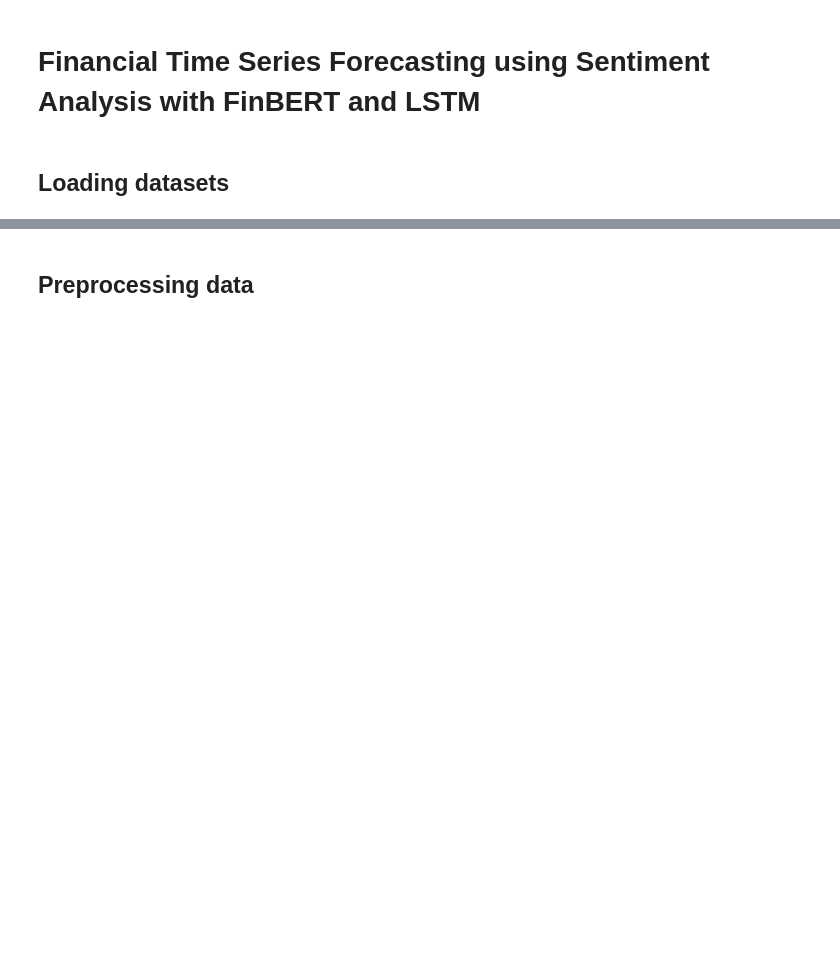
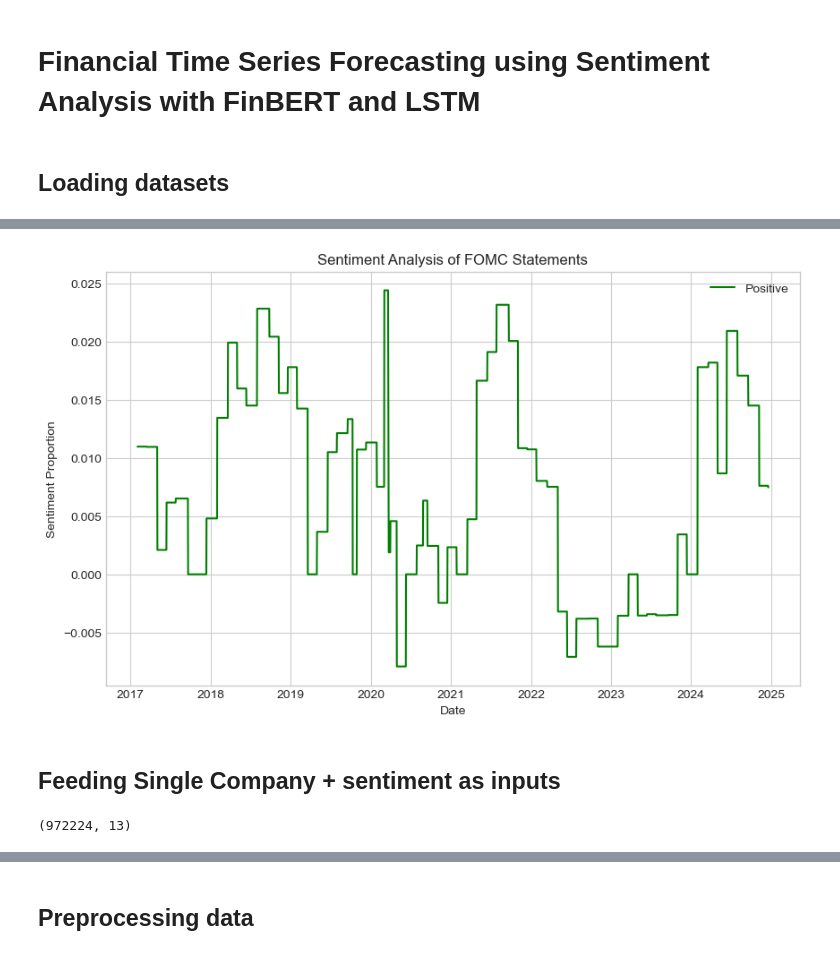
Before and after one commit to rrrbbb1/lstm-stock-prediction, a Jupyter notebook: notebook.ipynb, the cells around one changed output, grey strips where cells are left out. Drawn from its saved outputs; the diff is of its cells as text; code cells hidden in the pictures; blank space fills up the shorter version.

```diff
--- a/notebook.ipynb
+++ b/notebook.ipynb
@@ -346,0 +377,3 @@ df = df.drop(columns=['Date'])
+# %%
+statements['date'] = pd.to_datetime(statements.index)
+statements.head()
@@ -346,0 +465,5 @@ df = df.drop(columns=['Date'])
+# %%
+sentiment_news = sentiment_labelling(news_grouped, lm, 'content')
+sentiment_news = fill_missing_dates(sentiment_news)
+sentiment_fomc = sentiment_labelling(statements, lm, 'text')
+sentiment_fomc = fill_missing_dates(sentiment_fomc)
@@ -346,0 +530,13 @@ df = df.drop(columns=['Date'])
+# %%
+plt.figure(figsize=(10, 6))
+sns.set_style('whitegrid')
+plt.plot(sentiment_fomc['date'], (sentiment_fomc['positive'] - sentiment_fomc['negative'])/(sentiment_fomc['positive'] + sentiment_fomc['negative'] + sentiment_fomc['neutral']), label='Positive', c='g')
+plt.legend()
+plt.title('Sentiment Analysis of FOMC Statements')
+plt.xlabel('Date')
+plt.ylabel('Sentiment Proportion')
+plt.show()
+# %% [output]
+[figure, added]
+# %% [markdown]
+## Feeding Single Company + sentiment as inputs
@@ -346,0 +584,15 @@ df = df.drop(columns=['Date'])
+# %%
+# List of sentiment DataFrames
+sentiments = [sentiment_news, sentiment_fomc]
+
+# Call the function
+merged_data = merge_with_sentiments(prices, sentiments)
+merged_data = merged_data.dropna()
+print(merged_data.shape)
+dates = merged_data['date'].drop_duplicates().values
+split_date = dates[int(0.8 * len(dates))]
+
+train = merged_data[merged_data['date'] <= split_date]
+val = merged_data[merged_data['date'] > split_date]
+# %% [output]
+(972224, 13)
```
Also changed, not shown: parts of 88 cells of this notebook, 5 other files.
